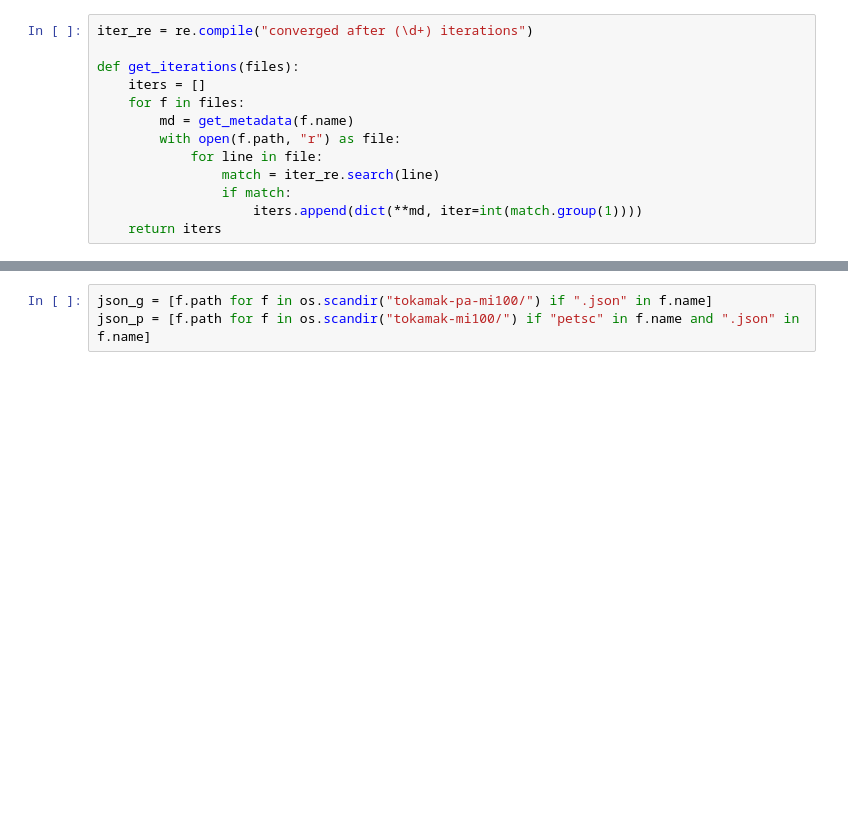
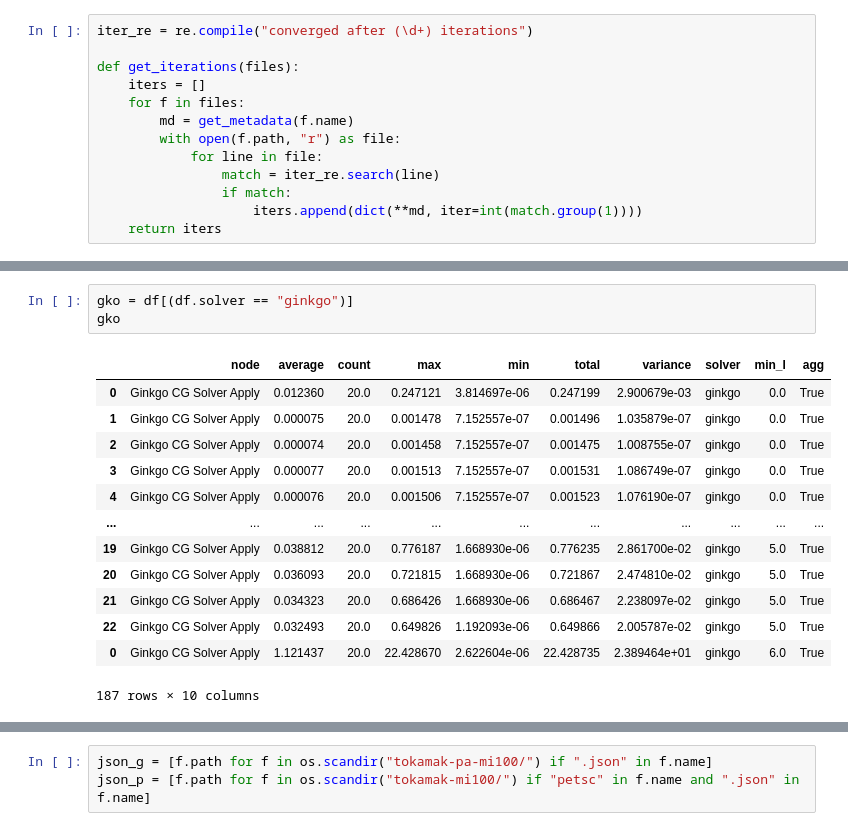
Before and after one commit to MarcelKoch/hyteg-ginkgo-data, a Jupyter notebook: testing.ipynb, the cells around one changed output, grey strips where cells are left out. Saved outputs shown, nothing was run; the diff lists cells and outputs as text; blank space fills up the shorter version.

```diff
--- a/testing.ipynb
+++ b/testing.ipynb
@@ -45,0 +56,17 @@ def ginkgo_non_solve_cost(db: Database):
+# %%
+gko = df[(df.solver == "ginkgo")]
+gko
+# %% [output]
+|  | node | average | count | max | min | total | variance | solver | min_l | agg |
+| 0 | Ginkgo CG Solver Apply | 0.012360 | 20.0 | 0.247121 | 3.814697e-06 | 0.247199 | 2.900679e-03 | ginkgo | 0.0 | True |
+| 1 | Ginkgo CG Solver Apply | 0.000075 | 20.0 | 0.001478 | 7.152557e-07 | 0.001496 | 1.035879e-07 | ginkgo | 0.0 | True |
+| 2 | Ginkgo CG Solver Apply | 0.000074 | 20.0 | 0.001458 | 7.152557e-07 | 0.001475 | 1.008755e-07 | ginkgo | 0.0 | True |
+| 3 | Ginkgo CG Solver Apply | 0.000077 | 20.0 | 0.001513 | 7.152557e-07 | 0.001531 | 1.086749e-07 | ginkgo | 0.0 | True |
+| 4 | Ginkgo CG Solver Apply | 0.000076 | 20.0 | 0.001506 | 7.152557e-07 | 0.001523 | 1.076190e-07 | ginkgo | 0.0 | True |
+| ... | ... | ... | ... | ... | ... | ... | ... | ... | ... | ... |
+| 19 | Ginkgo CG Solver Apply | 0.038812 | 20.0 | 0.776187 | 1.668930e-06 | 0.776235 | 2.861700e-02 | ginkgo | 5.0 | True |
+| 20 | Ginkgo CG Solver Apply | 0.036093 | 20.0 | 0.721815 | 1.668930e-06 | 0.721867 | 2.474810e-02 | ginkgo | 5.0 | True |
+| 21 | Ginkgo CG Solver Apply | 0.034323 | 20.0 | 0.686426 | 1.668930e-06 | 0.686467 | 2.238097e-02 | ginkgo | 5.0 | True |
+| 22 | Ginkgo CG Solver Apply | 0.032493 | 20.0 | 0.649826 | 1.192093e-06 | 0.649866 | 2.005787e-02 | ginkgo | 5.0 | True |
+| 0 | Ginkgo CG Solver Apply | 1.121437 | 20.0 | 22.428670 | 2.622604e-06 | 22.428735 | 2.389464e+01 | ginkgo | 6.0 | True |
+187 rows × 10 columns
```
Also changed, not shown: parts of 11 cells of this notebook.
